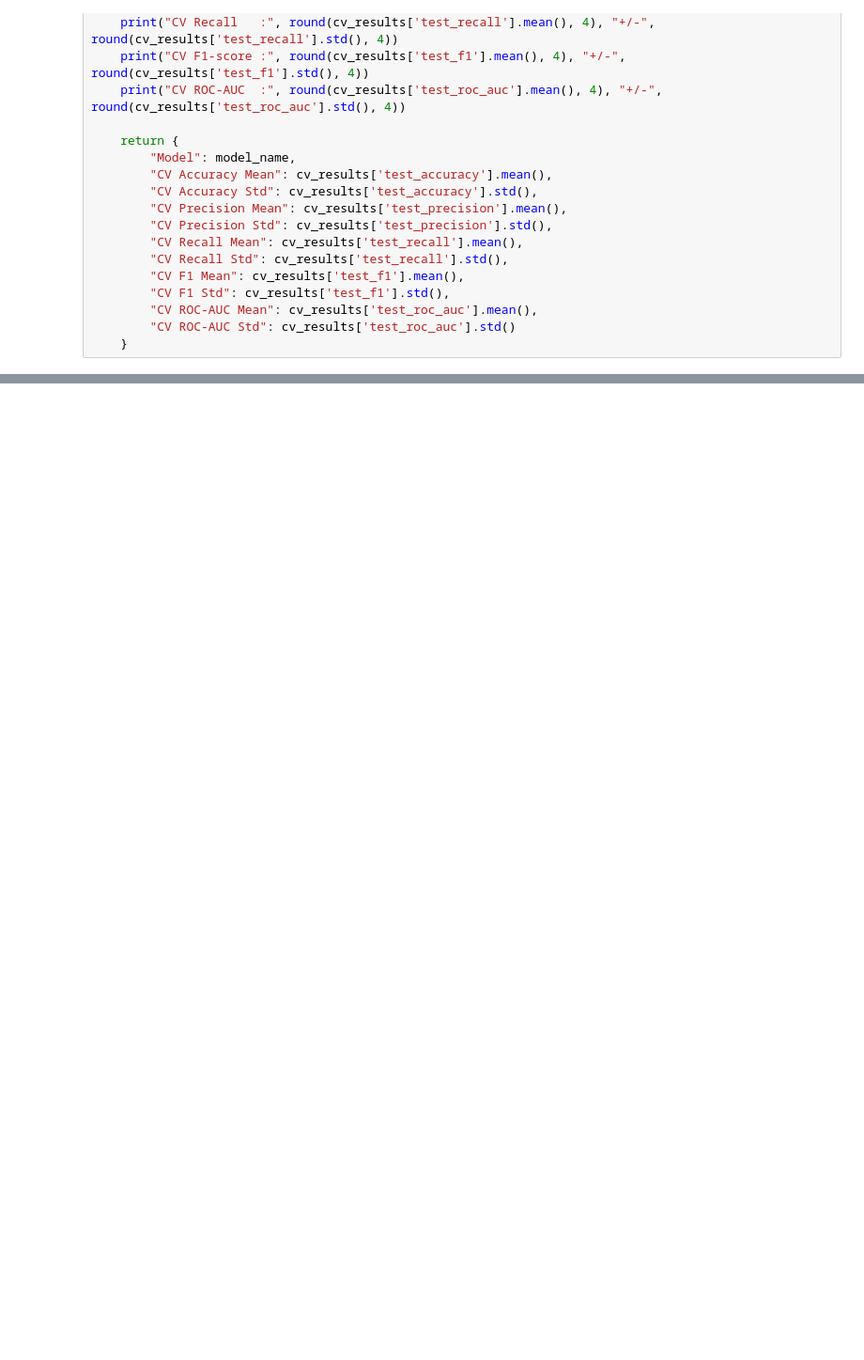
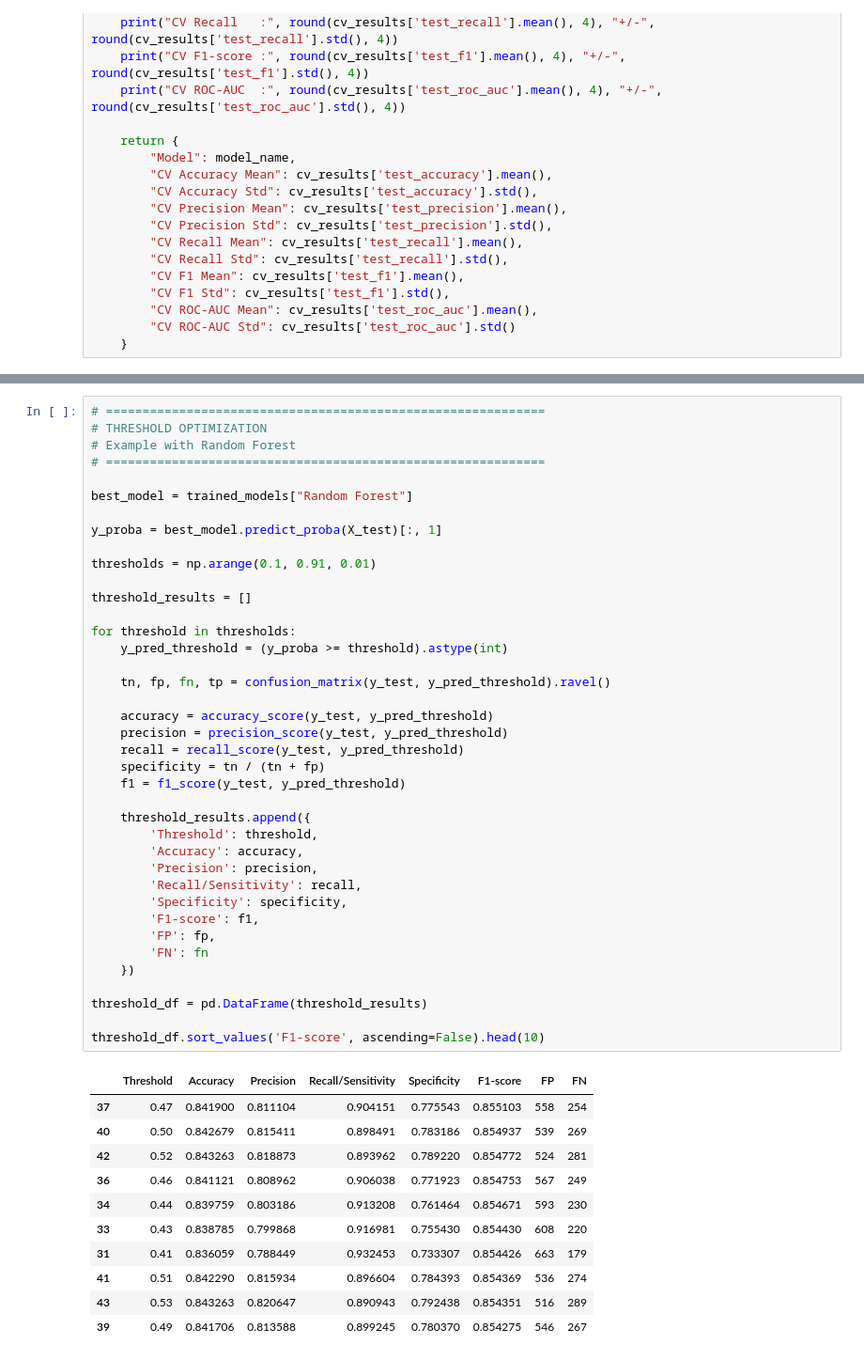
Before and after one commit to medmoude/cdd-credit-risk-scoring, a Jupyter notebook: multivariate_analysis.ipynb, the cells around one changed output, grey strips where cells are left out. Shown at 94% size. Cells and saved outputs as stored; diff of their text form; blank space fills up the shorter version.

```diff
--- a/multivariate_analysis.ipynb
+++ b/multivariate_analysis.ipynb
@@ -628,0 +743,51 @@ Feature importance: Random Forest
+# %%
+# ============================================================
+# THRESHOLD OPTIMIZATION
+# Example with Random Forest
+# ============================================================
+
+best_model = trained_models["Random Forest"]
+
+y_proba = best_model.predict_proba(X_test)[:, 1]
+
+thresholds = np.arange(0.1, 0.91, 0.01)
+
+threshold_results = []
+
+for threshold in thresholds:
+    y_pred_threshold = (y_proba >= threshold).astype(int)
+
+    tn, fp, fn, tp = confusion_matrix(y_test, y_pred_threshold).ravel()
+
+    accuracy = accuracy_score(y_test, y_pred_threshold)
+    precision = precision_score(y_test, y_pred_threshold)
+    recall = recall_score(y_test, y_pred_threshold)
+    specificity = tn / (tn + fp)
+    f1 = f1_score(y_test, y_pred_threshold)
+
+    threshold_results.append({
+        'Threshold': threshold,
+        'Accuracy': accuracy,
+        'Precision': precision,
+        'Recall/Sensitivity': recall,
+        'Specificity': specificity,
+        'F1-score': f1,
+        'FP': fp,
+        'FN': fn
+    })
+
+threshold_df = pd.DataFrame(threshold_results)
+
+threshold_df.sort_values('F1-score', ascending=False).head(10)
+# %% [output]
+|  | Threshold | Accuracy | Precision | Recall/Sensitivity | Specificity | F1-score | FP | FN |
+| 37 | 0.47 | 0.841900 | 0.811104 | 0.904151 | 0.775543 | 0.855103 | 558 | 254 |
+| 40 | 0.50 | 0.842679 | 0.815411 | 0.898491 | 0.783186 | 0.854937 | 539 | 269 |
+| 42 | 0.52 | 0.843263 | 0.818873 | 0.893962 | 0.789220 | 0.854772 | 524 | 281 |
+| 36 | 0.46 | 0.841121 | 0.808962 | 0.906038 | 0.771923 | 0.854753 | 567 | 249 |
+| 34 | 0.44 | 0.839759 | 0.803186 | 0.913208 | 0.761464 | 0.854671 | 593 | 230 |
+| 33 | 0.43 | 0.838785 | 0.799868 | 0.916981 | 0.755430 | 0.854430 | 608 | 220 |
+| 31 | 0.41 | 0.836059 | 0.788449 | 0.932453 | 0.733307 | 0.854426 | 663 | 179 |
+| 41 | 0.51 | 0.842290 | 0.815934 | 0.896604 | 0.784393 | 0.854369 | 536 | 274 |
+| 43 | 0.53 | 0.843263 | 0.820647 | 0.890943 | 0.792438 | 0.854351 | 516 | 289 |
+| 39 | 0.49 | 0.841706 | 0.813588 | 0.899245 | 0.780370 | 0.854275 | 546 | 267 |
```
Also changed, not shown: parts of 10 cells of this notebook.
